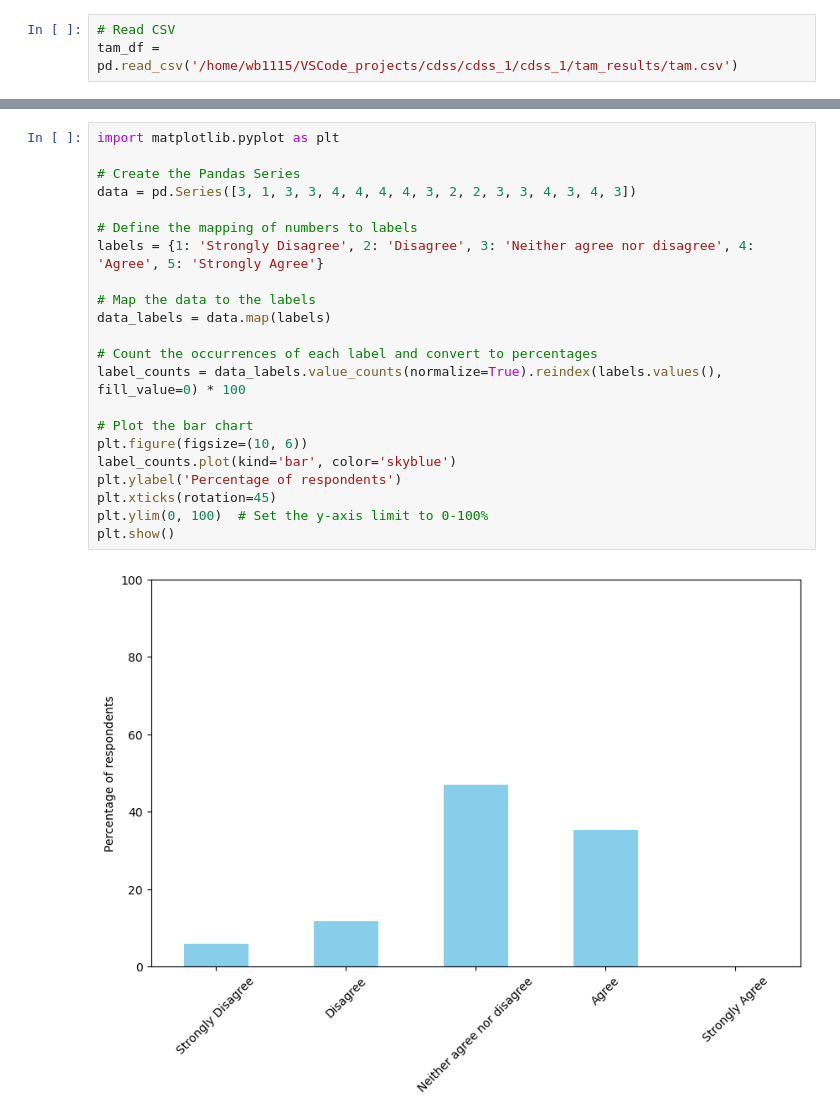
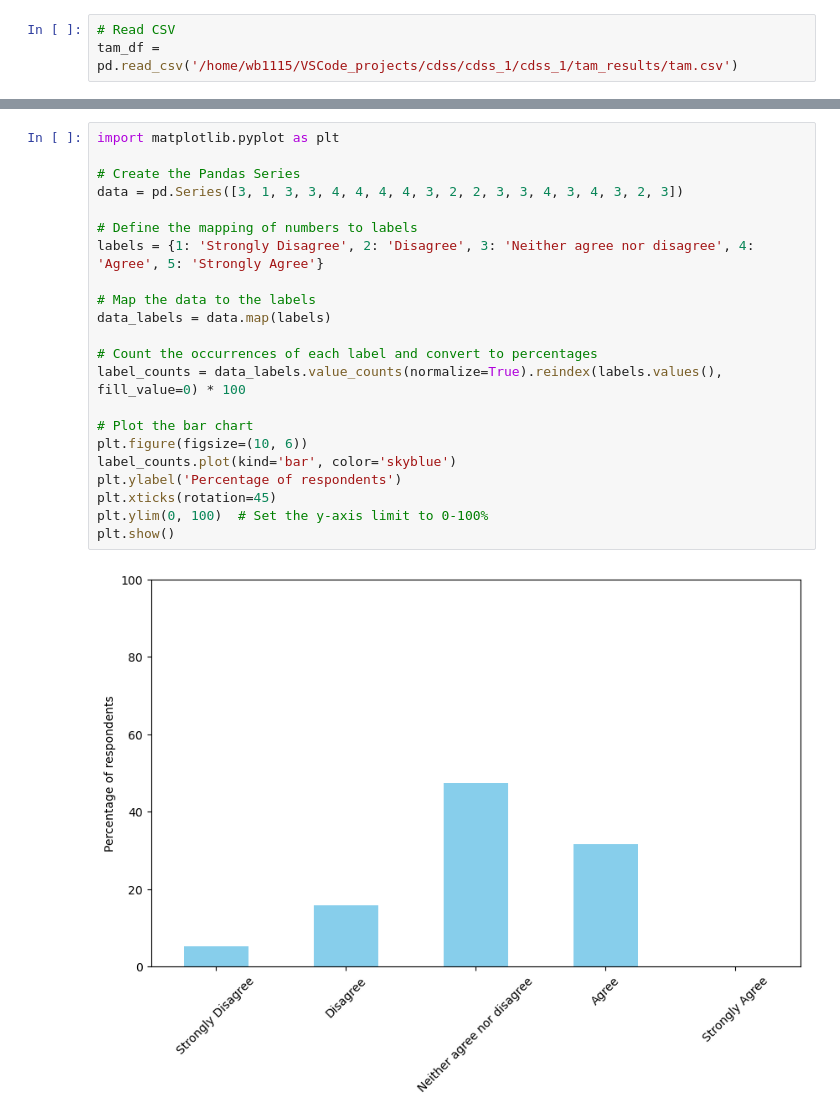
Before and after one commit to WilliamBolton/cdss_demo, a Jupyter notebook: cdss_1/cdss_1/sus_analysis.ipynb, the cells around one changed output, grey strips where cells are left out. Cells and saved outputs as stored; diff of their text form.

```diff
--- a/cdss_1/cdss_1/sus_analysis.ipynb
+++ b/cdss_1/cdss_1/sus_analysis.ipynb
@@ -123,24 +124,24 @@ Name: q23, dtype: int64
 # %%
 import matplotlib.pyplot as plt
 
 # Create the Pandas Series
-data = pd.Series([3, 1, 3, 3, 4, 4, 4, 4, 3, 2, 2, 3, 3, 4, 3, 4, 3])
+data = pd.Series([3, 1, 3, 3, 4, 4, 4, 4, 3, 2, 2, 3, 3, 4, 3, 4, 3, 2, 3])
 
 # Define the mapping of numbers to labels
 labels = {1: 'Strongly Disagree', 2: 'Disagree', 3: 'Neither agree nor disagree', 4: 'Agree', 5: 'Strongly Agree'}
 
 # Map the data to the labels
 data_labels = data.map(labels)
 
 # Count the occurrences of each label and convert to percentages
 label_counts = data_labels.value_counts(normalize=True).reindex(labels.values(), fill_value=0) * 100
 
 # Plot the bar chart
 plt.figure(figsize=(10, 6))
 label_counts.plot(kind='bar', color='skyblue')
 plt.ylabel('Percentage of respondents')
 plt.xticks(rotation=45)
 plt.ylim(0, 100)  # Set the y-axis limit to 0-100%
 plt.show()
 # %% [output]
-[figure, old version]
+[figure, new version]
```
Also changed, not shown: parts of 3 cells of this notebook, 25 other files.
